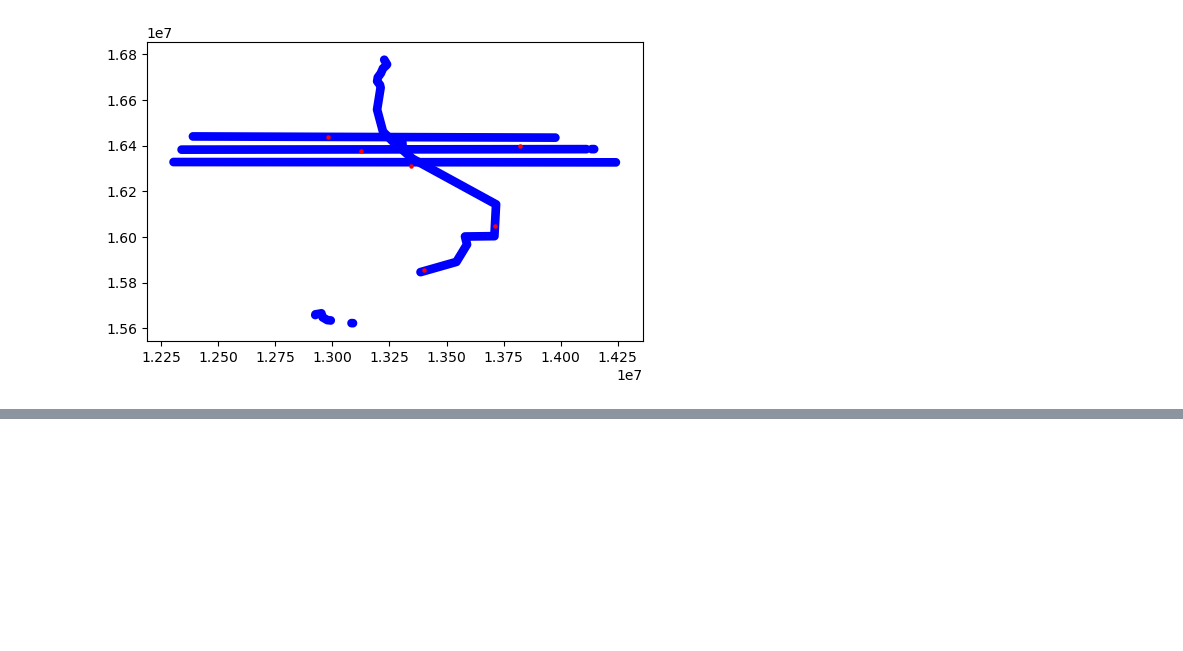
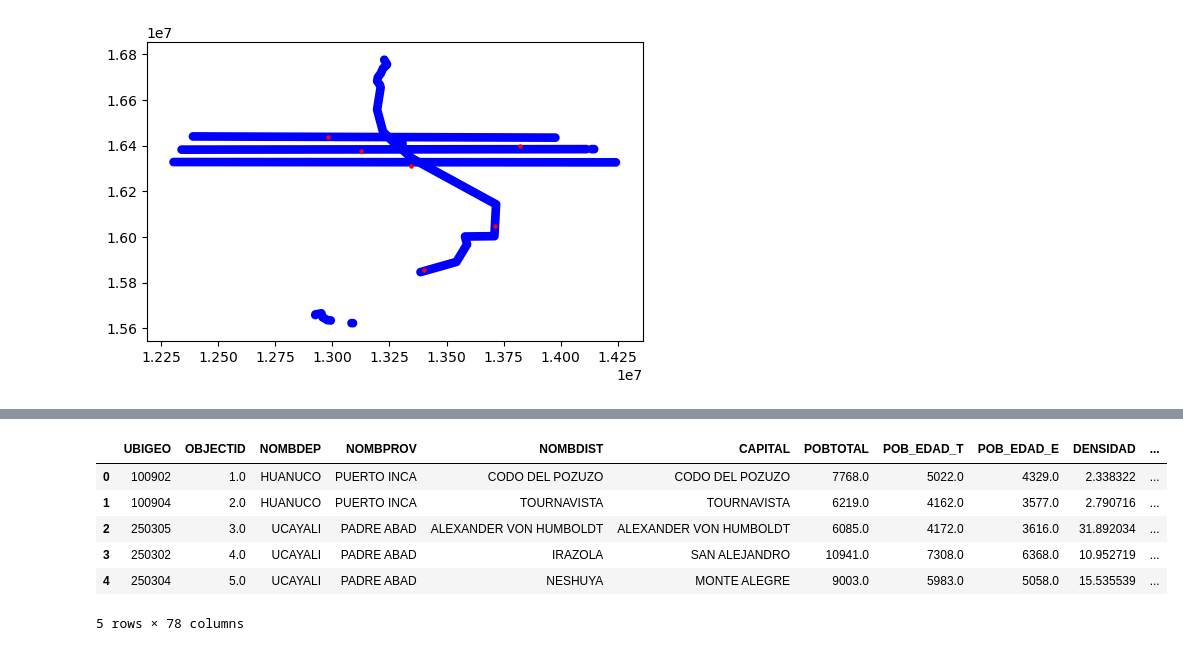
Before and after one commit to ZurinaGarcia/FINAL, a Jupyter notebook: nuevo.ipynb, the cells around one changed output, grey strips where cells are left out. Drawn from its saved outputs; the diff is of its cells as text; code cells hidden in the pictures; blank space fills up the shorter version.

```diff
--- a/nuevo.ipynb
+++ b/nuevo.ipynb
@@ -424,0 +415,18 @@ DriverError: data\provincia_maps.zipp: No such file or directory
+# %%
+# mapa provincias
+
+os.environ['USE_PYGEOS'] = '0'
+
+import geopandas as gpd
+
+datadismap=gpd.read_file(os.path.join('maps','distrito_maps.zip'))
+
+datadismap.head()
+# %% [output]
+|  | UBIGEO | OBJECTID | NOMBDEP | NOMBPROV | NOMBDIST | CAPITAL | POBTOTAL | POB_EDAD_T | POB_EDAD_E | DENSIDAD | ... |
+| 0 | 100902 | 1.0 | HUANUCO | PUERTO INCA | CODO DEL POZUZO | CODO DEL POZUZO | 7768.0 | 5022.0 | 4329.0 | 2.338322 | ... |
+| 1 | 100904 | 2.0 | HUANUCO | PUERTO INCA | TOURNAVISTA | TOURNAVISTA | 6219.0 | 4162.0 | 3577.0 | 2.790716 | ... |
+| 2 | 250305 | 3.0 | UCAYALI | PADRE ABAD | ALEXANDER VON HUMBOLDT | ALEXANDER VON HUMBOLDT | 6085.0 | 4172.0 | 3616.0 | 31.892034 | ... |
+| 3 | 250302 | 4.0 | UCAYALI | PADRE ABAD | IRAZOLA | SAN ALEJANDRO | 10941.0 | 7308.0 | 6368.0 | 10.952719 | ... |
+| 4 | 250304 | 5.0 | UCAYALI | PADRE ABAD | NESHUYA | MONTE ALEGRE | 9003.0 | 5983.0 | 5058.0 | 15.535539 | ... |
+5 rows × 78 columns
```
Also changed, not shown: parts of 22 cells of this notebook, 1 other file.
